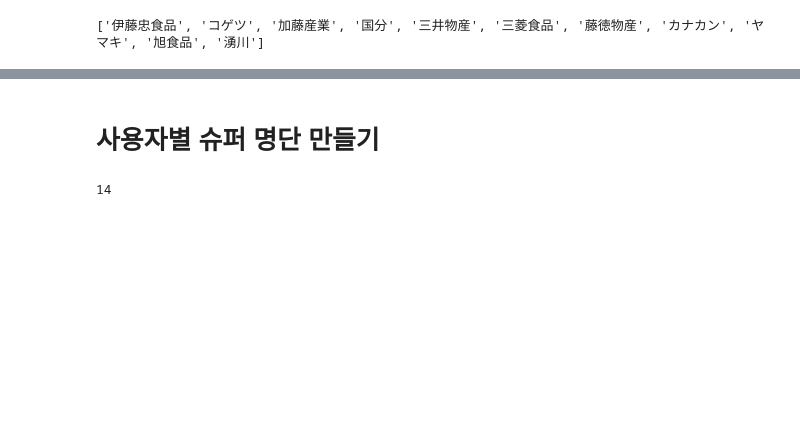
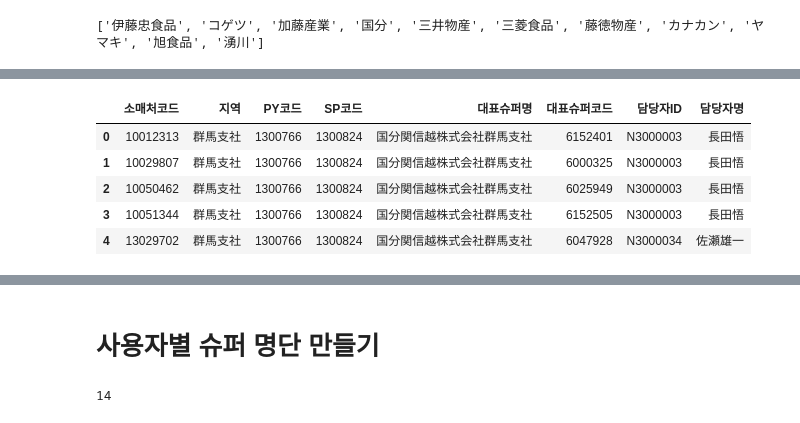
Before and after one commit to mushrhyme/easy-rebate, a Jupyter notebook: notepad.ipynb, the cells around one changed output, grey strips where cells are left out. Drawn from its saved outputs; the diff is of its cells as text; code cells hidden in the pictures; blank space fills up the shorter version.

```diff
--- a/notepad.ipynb
+++ b/notepad.ipynb
@@ -31,0 +54,12 @@ df_1.columns = []
+# %%
+df_4 = pd.read_excel("/Users/nongshim/Downloads/問屋取引先コード・小売店コード26.01.27.xlsx",
+                     sheet_name=excel_file.sheet_names[3], skiprows=1).iloc[:, 1:]
+df_4.columns = ["소매처코드", "지역", "PY코드", "SP코드", "대표슈퍼명", "대표슈퍼코드", "담당자ID", "담당자명"]
+df_4.head()
+# %% [output]
+|  | 소매처코드 | 지역 | PY코드 | SP코드 | 대표슈퍼명 | 대표슈퍼코드 | 담당자ID | 담당자명 |
+| 0 | 10012313 | 群馬支社 | 1300766 | 1300824 | 国分関信越株式会社群馬支社 | 6152401 | N3000003 | 長田悟 |
+| 1 | 10029807 | 群馬支社 | 1300766 | 1300824 | 国分関信越株式会社群馬支社 | 6000325 | N3000003 | 長田悟 |
+| 2 | 10050462 | 群馬支社 | 1300766 | 1300824 | 国分関信越株式会社群馬支社 | 6025949 | N3000003 | 長田悟 |
+| 3 | 10051344 | 群馬支社 | 1300766 | 1300824 | 国分関信越株式会社群馬支社 | 6152505 | N3000003 | 長田悟 |
+| 4 | 13029702 | 群馬支社 | 1300766 | 1300824 | 国分関信越株式会社群馬支社 | 6047928 | N3000034 | 佐瀬雄一 |
```
Also changed, not shown: parts of 13 cells of this notebook, 33 other files.
